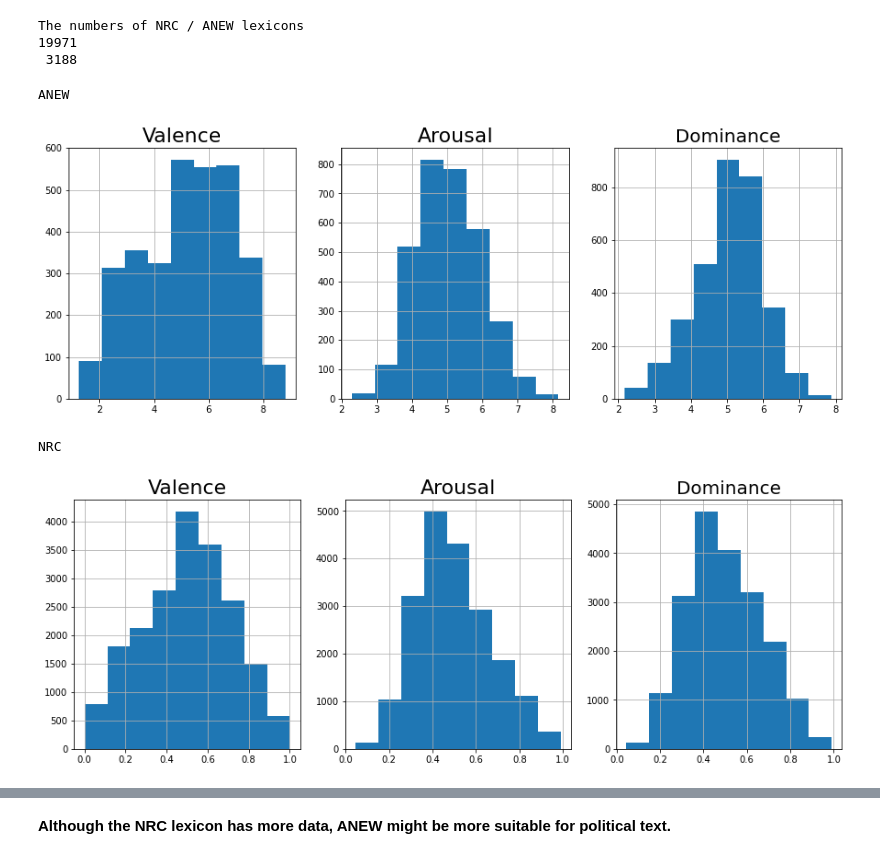
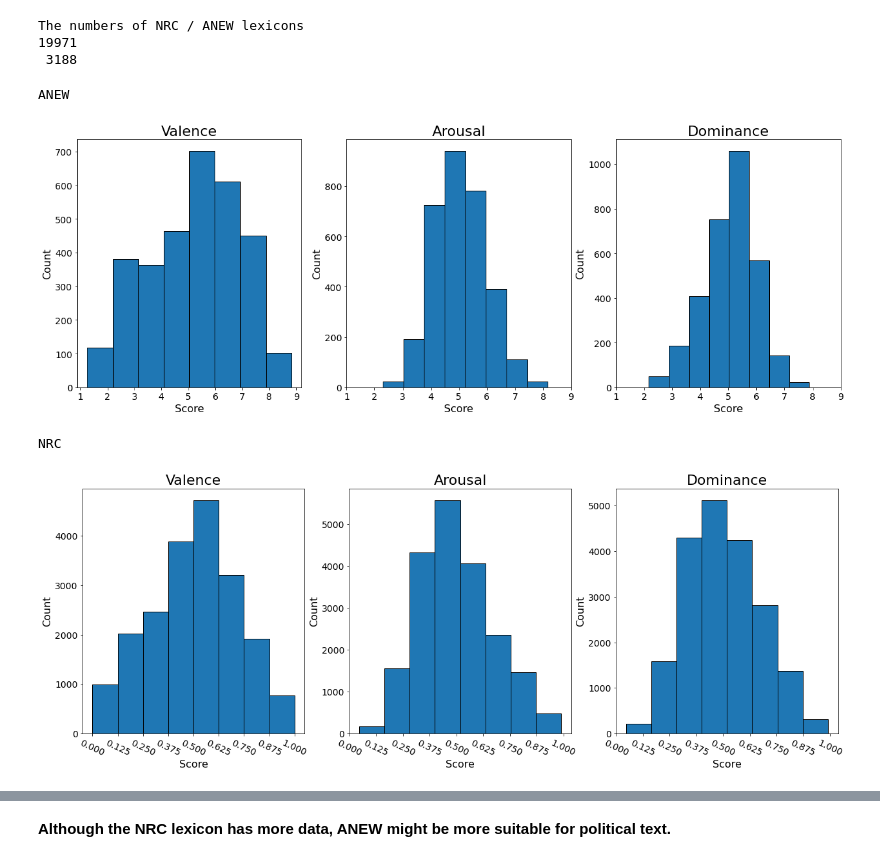
Before and after one commit to codingFerryman/circumplex_emotionmeter, a Jupyter notebook: src/exploration.ipynb, the cells around one changed output, grey strips where cells are left out. Cells and saved outputs as stored; diff of their text form; code cells hidden in the pictures.

Commit message:
Update visualizations

```diff
--- a/src/exploration.ipynb
+++ b/src/exploration.ipynb
@@ -55,31 +55,43 @@ print(len(nrc_lexicon),
 The numbers of NRC / ANEW lexicons
 19971
  3188
-# %%
-def plot_lexicon_hist(lexicon_df, val_col, aro_col, dom_col):
-      fig, axs = plt.subplots(1, 3, figsize=(15,5))
-      axs = axs.ravel()
-      lexicon_df[val_col].hist(bins=9, ax=axs[0])
-      axs[0].set_title('Valence', fontsize=22)
-      lexicon_df[aro_col].hist(bins=9, ax=axs[1])
-      axs[1].set_title('Arousal', fontsize=22)
-      lexicon_df[dom_col].hist(bins=9, ax=axs[2])
-      axs[2].set_title('Dominance', fontsize=20)
-      plt.show()
+# %%
+def plot_lexicon_hist(lexicon_df, val_col, aro_col, dom_col, bins=8, min=1, max=9, xlabel_rot=None):
+      if xlabel_rot is None:
+            xlabel_rot = 0
+      fig, axs = plt.subplots(1, 3, figsize=(21,7))
+      axs = axs.ravel()
+      mapping_dict = {
+            'Valence': val_col,
+            'Arousal': aro_col,
+            'Dominance': dom_col
+      }
+      for i, d in enumerate(mapping_dict.keys()):
+            lexicon_df[mapping_dict[d]].hist(bins=bins, ax=axs[i], histtype='bar', ec='black', grid=False)
+            axs[i].set_title(d, fontsize=22)
+            axs[i].tick_params(axis='both', which='major', labelsize=14)
+            axs[i].set_xticks(np.linspace(min,max,bins+1))
+            axs[i].tick_params('x', labelrotation=xlabel_rot)
+            axs[i].set_xlabel('Score', fontsize=16)
+            axs[i].set_ylabel('Count', fontsize=16)
+            # axs[i].set_xticks()
+      # plt.tight_layout()
+
+      plt.show()
 # %%
-%matplotlib inline
+# %matplotlib inline
 print("ANEW")
 plot_lexicon_hist(anew_lexicon, 'ValMn', 'AroMn', 'DomMn')
 # %% [output]
 ANEW
-[figure, old version]
+[figure, new version]
 # %%
 %matplotlib inline
 print("NRC")
-plot_lexicon_hist(nrc_lexicon, 'Valence', 'Arousal', 'Dominance')
+plot_lexicon_hist(nrc_lexicon, 'Valence', 'Arousal', 'Dominance', bins=8, min=0, max=1, xlabel_rot=-25)
 # %% [output]
 NRC
-[figure, old version]
+[figure, new version]
 # %%
 print("Overlapping between NLTK stopwords and NRC / ANEW lexicons")
 print(set(nltk_stopwords).intersection(set(nrc_lexicon)),
```
Also changed, not shown: parts of 12 cells of this notebook, 1 other file.
